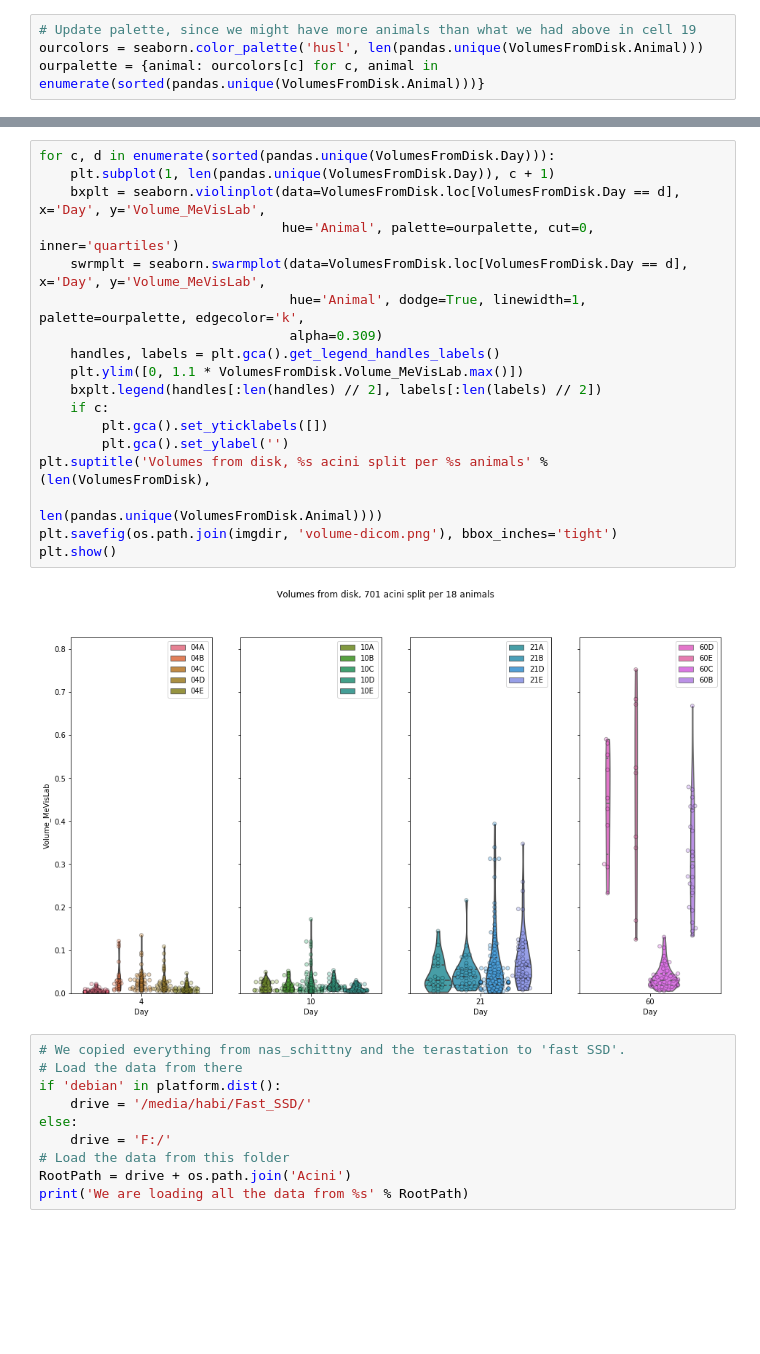
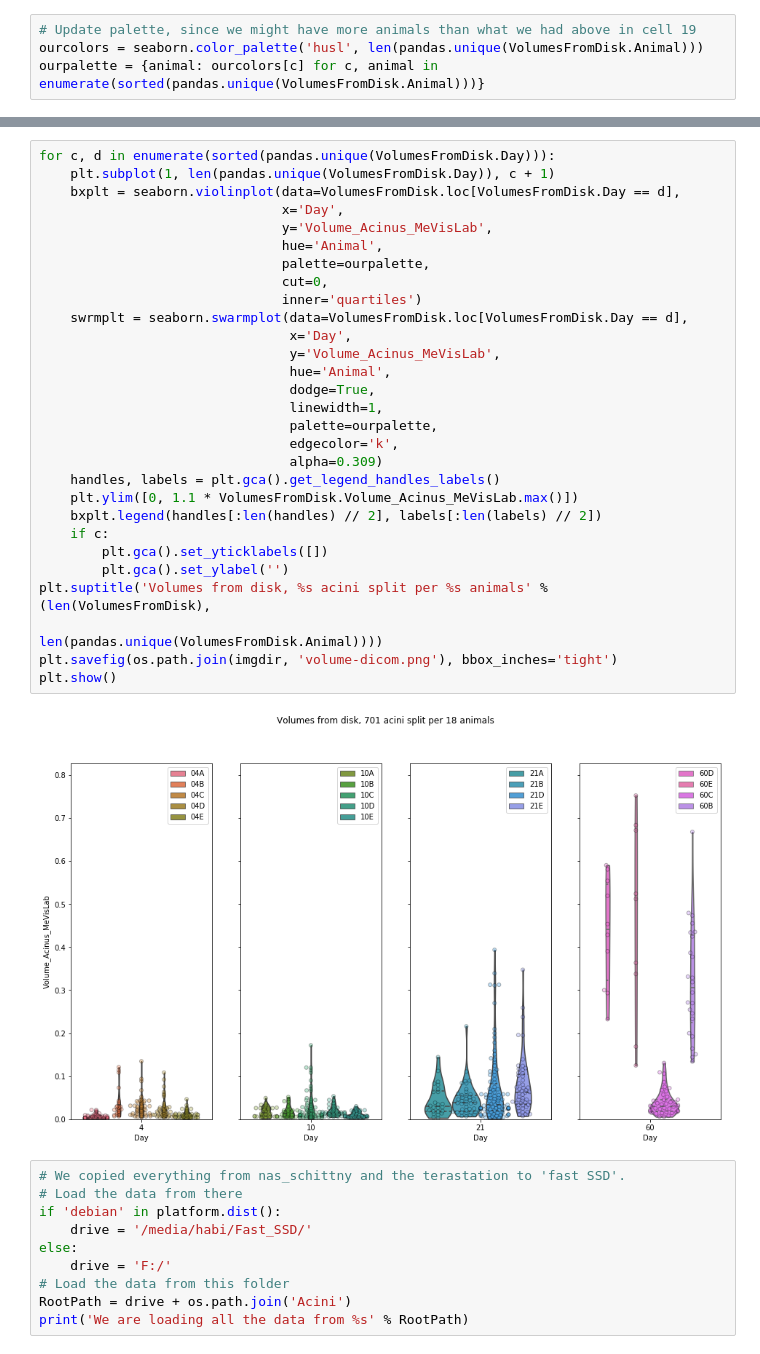
Before and after one commit to habi/acinar-analysis, a Jupyter notebook: VolumeComparisonMeVisLabSTEPanizer.ipynb, the cells around one changed output, grey strips where cells are left out. Drawn from its saved outputs; the diff is of its cells as text; blank space fills up the shorter version.

```diff
--- a/VolumeComparisonMeVisLabSTEPanizer.ipynb
+++ b/VolumeComparisonMeVisLabSTEPanizer.ipynb
@@ -139,23 +139,34 @@ VolumesFromDisk.head()
 # %%
 for c, d in enumerate(sorted(pandas.unique(VolumesFromDisk.Day))):
     plt.subplot(1, len(pandas.unique(VolumesFromDisk.Day)), c + 1)
-    bxplt = seaborn.violinplot(data=VolumesFromDisk.loc[VolumesFromDisk.Day == d], x='Day', y='Volume_MeVisLab',
-                               hue='Animal', palette=ourpalette, cut=0, inner='quartiles')
-    swrmplt = seaborn.swarmplot(data=VolumesFromDisk.loc[VolumesFromDisk.Day == d], x='Day', y='Volume_MeVisLab',
-                                hue='Animal', dodge=True, linewidth=1, palette=ourpalette, edgecolor='k',
+    bxplt = seaborn.violinplot(data=VolumesFromDisk.loc[VolumesFromDisk.Day == d],
+                               x='Day',
+                               y='Volume_Acinus_MeVisLab',
+                               hue='Animal',
+                               palette=ourpalette,
+                               cut=0,
+                               inner='quartiles')
+    swrmplt = seaborn.swarmplot(data=VolumesFromDisk.loc[VolumesFromDisk.Day == d],
+                                x='Day',
+                                y='Volume_Acinus_MeVisLab',
+                                hue='Animal',
+                                dodge=True,
+                                linewidth=1,
+                                palette=ourpalette,
+                                edgecolor='k',
                                 alpha=0.309)
     handles, labels = plt.gca().get_legend_handles_labels()
-    plt.ylim([0, 1.1 * VolumesFromDisk.Volume_MeVisLab.max()])
+    plt.ylim([0, 1.1 * VolumesFromDisk.Volume_Acinus_MeVisLab.max()])
     bxplt.legend(handles[:len(handles) // 2], labels[:len(labels) // 2])
     if c:
         plt.gca().set_yticklabels([])
         plt.gca().set_ylabel('')
 plt.suptitle('Volumes from disk, %s acini split per %s animals' % (len(VolumesFromDisk),
                                                                    len(pandas.unique(VolumesFromDisk.Animal))))
 plt.savefig(os.path.join(imgdir, 'volume-dicom.png'), bbox_inches='tight')
 plt.show()
 # %% [output]
-[figure, old version]
+[figure, new version]
 # %%
 # We copied everything from nas_schittny and the terastation to 'fast SSD'.
 # Load the data from there
```
Also changed, not shown: parts of 8 cells of this notebook, 4 other files.
